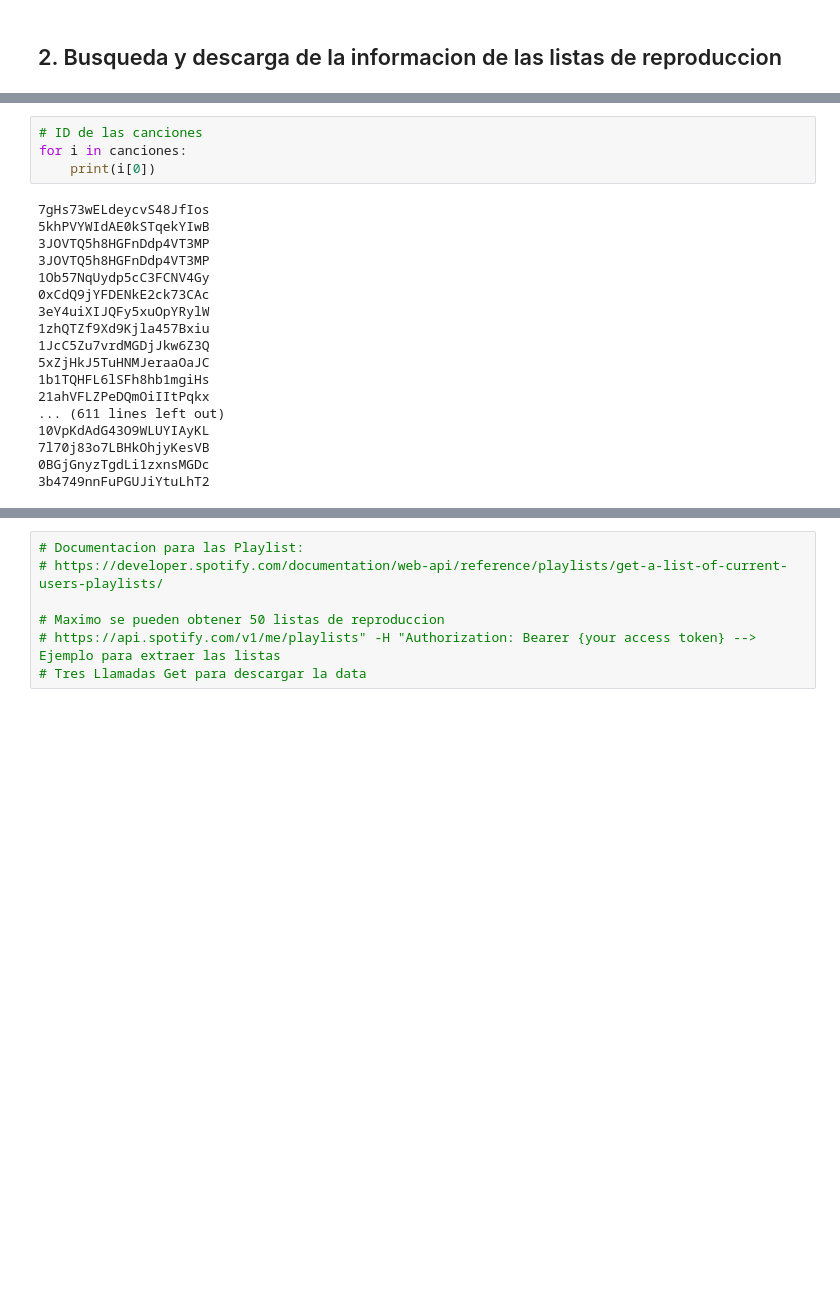
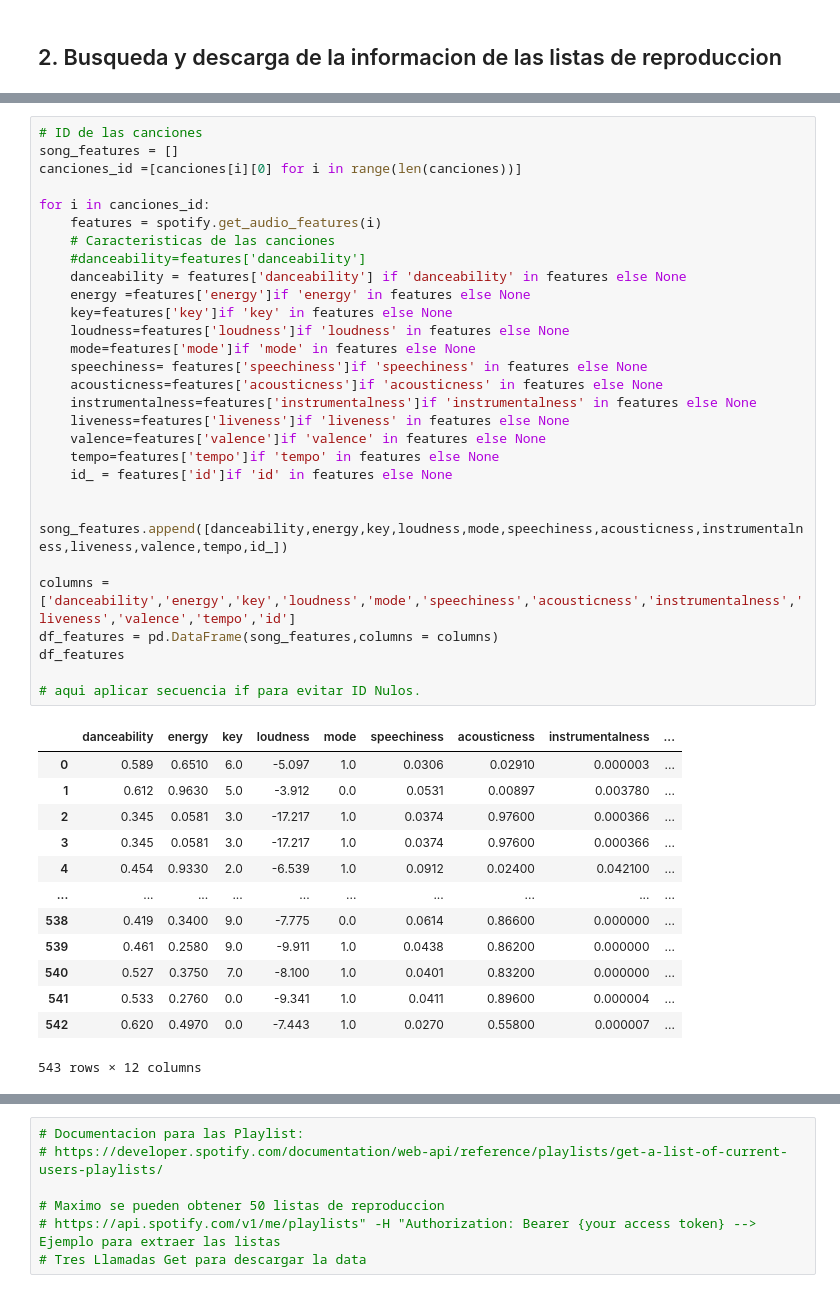
Before and after one commit to ta-data-mexpt/project-data-extraction, a Jupyter notebook: Proyecto_2-API-Spotify.ipynb, the cells around one changed output, grey strips where cells are left out. Drawn from its saved outputs; the diff is of its cells as text; blank space fills up the shorter version.

```diff
--- a/Proyecto_2-API-Spotify.ipynb
+++ b/Proyecto_2-API-Spotify.ipynb
@@ -198,22 +197,43 @@ canciones
-# %%
-# ID de las canciones
-for i in canciones:
-    print(i[0])
-# %% [output]
-7gHs73wELdeycvS48JfIos
-5khPVYWIdAE0kSTqekYIwB
-3JOVTQ5h8HGFnDdp4VT3MP
-3JOVTQ5h8HGFnDdp4VT3MP
-1Ob57NqUydp5cC3FCNV4Gy
-0xCdQ9jYFDENkE2ck73CAc
-3eY4uiXIJQFy5xuOpYRylW
-1zhQTZf9Xd9Kjla457Bxiu
-1JcC5Zu7vrdMGDjJkw6Z3Q
-5xZjHkJ5TuHNMJeraaOaJC
-1b1TQHFL6lSFh8hb1mgiHs
-21ahVFLZPeDQmOiIItPqkx
-... (611 lines left out)
-10VpKdAdG43O9WLUYIAyKL
-7l70j83o7LBHkOhjyKesVB
-0BGjGnyzTgdLi1zxnsMGDc
-3b4749nnFuPGUJiYtuLhT2
+# %%
+# ID de las canciones
+song_features = []
+canciones_id =[canciones[i][0] for i in range(len(canciones))]
+
+for i in canciones_id:
+    features = spotify.get_audio_features(i)
+    # Caracteristicas de las canciones
+    #danceability=features['danceability']
+    danceability = features['danceability'] if 'danceability' in features else None
+    energy =features['energy']if 'energy' in features else None
+    key=features['key']if 'key' in features else None
+    loudness=features['loudness']if 'loudness' in features else None
+    mode=features['mode']if 'mode' in features else None
+    speechiness= features['speechiness']if 'speechiness' in features else None
+    acousticness=features['acousticness']if 'acousticness' in features else None
+    instrumentalness=features['instrumentalness']if 'instrumentalness' in features else None
+    liveness=features['liveness']if 'liveness' in features else None
+    valence=features['valence']if 'valence' in features else None
+    tempo=features['tempo']if 'tempo' in features else None
+    id_ = features['id']if 'id' in features else None
+
+    song_features.append([danceability,energy,key,loudness,mode,speechiness,acousticness,instrumentalness,liveness,valence,tempo,id_])
+
+columns =['danceability','energy','key','loudness','mode','speechiness','acousticness','instrumentalness','liveness','valence','tempo','id']
+df_features = pd.DataFrame(song_features,columns = columns)
+df_features
+
+# aqui aplicar secuencia if para evitar ID Nulos.
+# %% [output]
+|  | danceability | energy | key | loudness | mode | speechiness | acousticness | instrumentalness | ... |
+| 0 | 0.589 | 0.6510 | 6.0 | -5.097 | 1.0 | 0.0306 | 0.02910 | 0.000003 | ... |
+| 1 | 0.612 | 0.9630 | 5.0 | -3.912 | 0.0 | 0.0531 | 0.00897 | 0.003780 | ... |
+| 2 | 0.345 | 0.0581 | 3.0 | -17.217 | 1.0 | 0.0374 | 0.97600 | 0.000366 | ... |
+| 3 | 0.345 | 0.0581 | 3.0 | -17.217 | 1.0 | 0.0374 | 0.97600 | 0.000366 | ... |
+| 4 | 0.454 | 0.9330 | 2.0 | -6.539 | 1.0 | 0.0912 | 0.02400 | 0.042100 | ... |
+| ... | ... | ... | ... | ... | ... | ... | ... | ... | ... |
+| 538 | 0.419 | 0.3400 | 9.0 | -7.775 | 0.0 | 0.0614 | 0.86600 | 0.000000 | ... |
+| 539 | 0.461 | 0.2580 | 9.0 | -9.911 | 1.0 | 0.0438 | 0.86200 | 0.000000 | ... |
+| 540 | 0.527 | 0.3750 | 7.0 | -8.100 | 1.0 | 0.0401 | 0.83200 | 0.000000 | ... |
+| 541 | 0.533 | 0.2760 | 0.0 | -9.341 | 1.0 | 0.0411 | 0.89600 | 0.000004 | ... |
+| 542 | 0.620 | 0.4970 | 0.0 | -7.443 | 1.0 | 0.0270 | 0.55800 | 0.000007 | ... |
+543 rows × 12 columns
```
Also changed, not shown: parts of 8 cells of this notebook.
